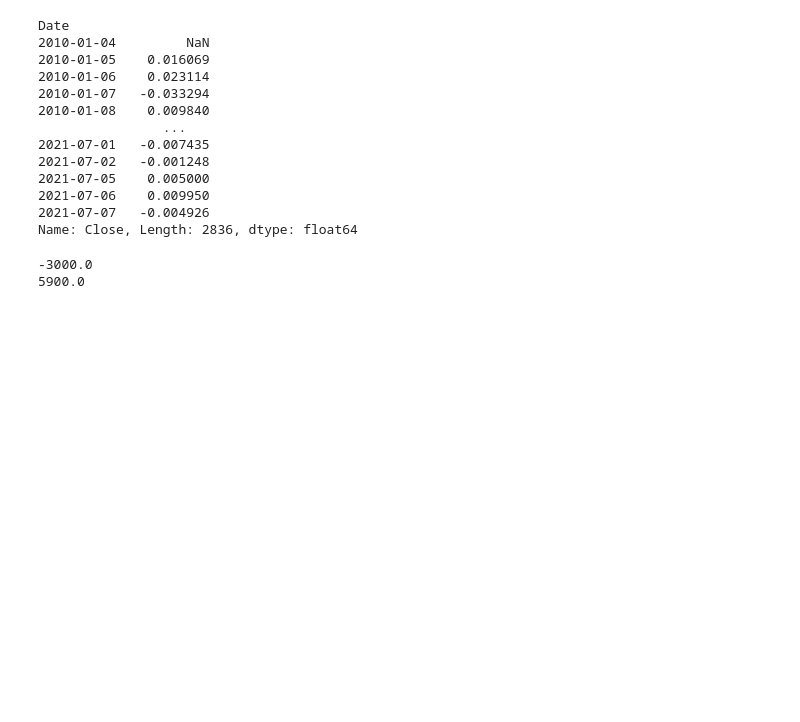
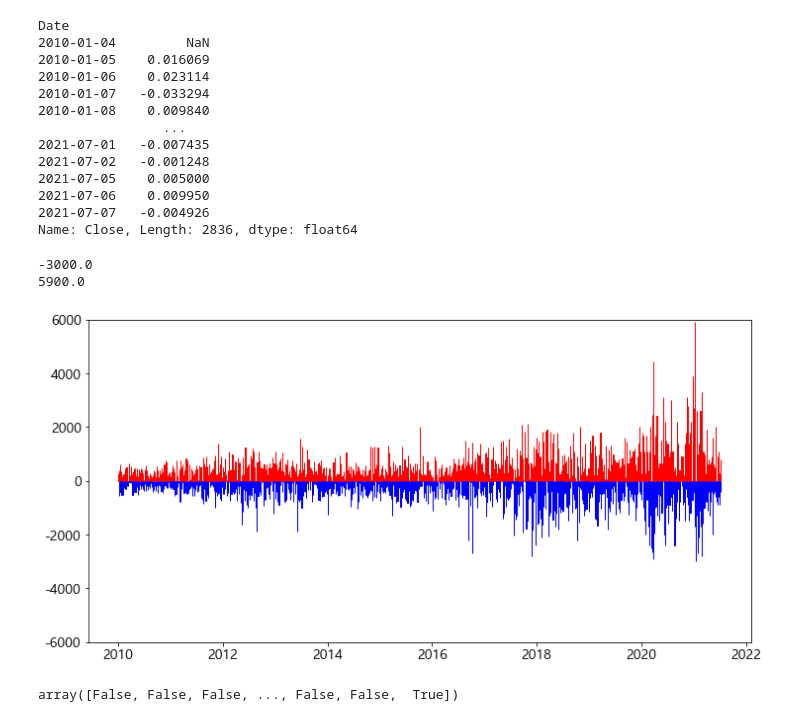
Before and after one commit to UnchaeJeong/20210706, a Jupyter notebook: 6_30_데이터 시각화/05_데이터 분석 실습/06_주식정보분석.ipynb, the cells around one changed output. Drawn from its saved outputs; the diff is of its cells as text; code cells hidden in the pictures; blank space fills up the shorter version.

```diff
--- a/6_30_데이터 시각화/05_데이터 분석 실습/06_주식정보분석.ipynb
+++ b/6_30_데이터 시각화/05_데이터 분석 실습/06_주식정보분석.ipynb
@@ -215,3 +215,25 @@ print(a1_max)
 # %% [output]
 -3000.0
 5900.0
+# %%
+# 막대 그래프를 그린다. 반환으로 막대들을 관리할 수 있는 객체를 받는다.
+bar_list = plt.bar(a1.index, a1.values)
+# print(bar_list)
+
+#값이 0보다 크면 빨간색, 작으면 파란색으로 설정한다.
+for idx, value in enumerate(a1.values):
+    if value > 0 :
+        bar_list[idx].set_color('r')
+    elif value < 0 :
+        bar_list[idx].set_color('b')
+
+
+plt.ylim(-6000, 6000)
+
+plt.show()
+# %% [output]
+[figure, added]
+# %%
+a1.values < 0
+# %% [output]
+array([False, False, False, ..., False, False,  True])
```
Also changed, not shown: parts of 28 cells of this notebook.
